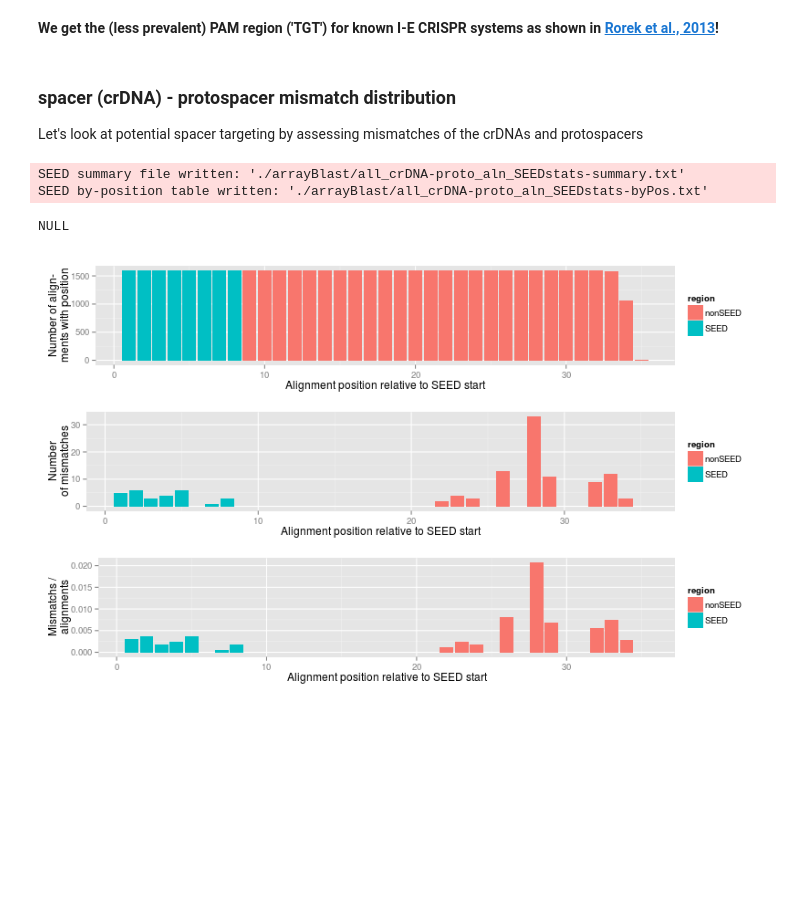
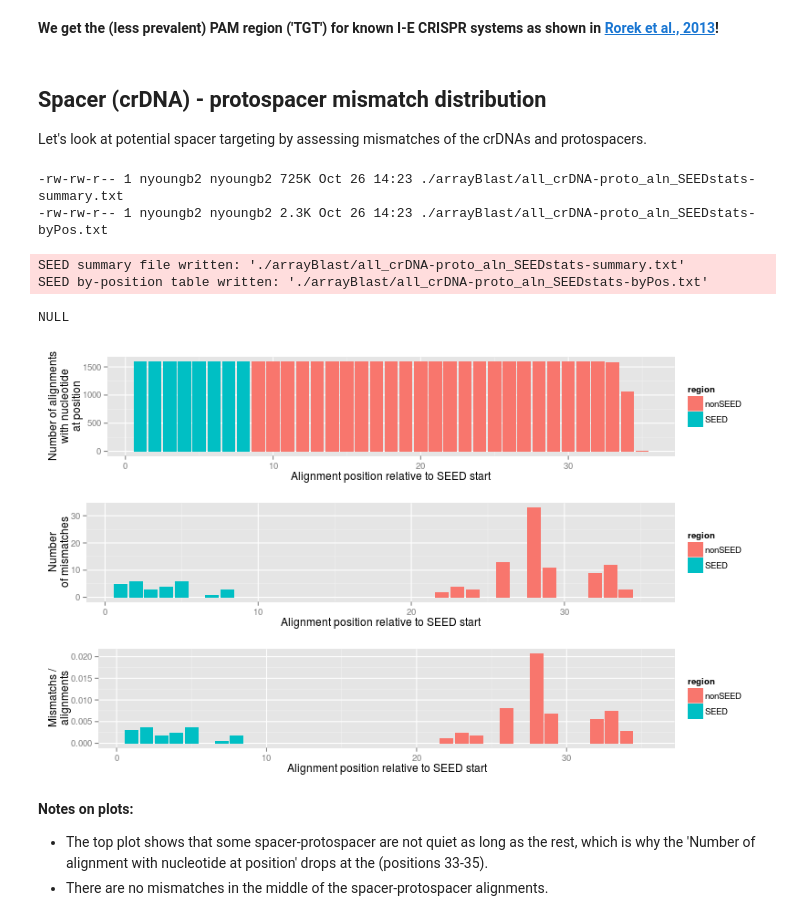
Before and after one commit to nick-youngblut/CLdb, a Jupyter notebook: examples/ecoli/ipynb/arrayBlast.ipynb, the cells around one changed output. Saved outputs shown, nothing was run; the diff lists cells and outputs as text; code cells hidden in the pictures; blank space fills up the shorter version.

Commit message:
updated ecoli example: arrayBlast

```diff
--- a/examples/ecoli/ipynb/arrayBlast.ipynb
+++ b/examples/ecoli/ipynb/arrayBlast.ipynb
@@ -456,9 +622,9 @@ gtgt
 # %% [markdown]
 __We get the (less prevalent) PAM region ('TGT') for known I-E CRISPR systems as shown in [Rorek et al., 2013](http://www.annualreviews.org/doi/abs/10.1146/annurev-biochem-072911-172315)!__
 # %% [markdown]
-### spacer (crDNA) - protospacer mismatch distribution
+## Spacer (crDNA) - protospacer mismatch distribution
 
-Let's look at potential spacer targeting by assessing mismatches of the crDNAs and protospacers
+Let's look at potential spacer targeting by assessing mismatches of the crDNAs and protospacers.
 # %%
 %%bash -s "$CLdbDir" "$scriptDir"
 # This script will make 2 summary files of mismatches for each crDNA-protospacer alignment
@@ -467,38 +633,50 @@ Let's look at potential spacer targeting by assessing mismatches of the crDNAs a
 ## This SEED region covers the last 8 bp of the alignment
 
 cd $1
-perl $2'CLdb_arrayBlastSEEDstats.pl' \
-    --SEED -8 -1 \
+
+$2'CLdb' arrayBlast -- get_SEEDstats -- --SEED -8 -1 \
     < ./arrayBlast/all_crDNA-proto_aln.fna \
     -prefix ./arrayBlast/all_crDNA-proto_aln
+
+
+## checking output files
+ls -thlc ./arrayBlast/all_crDNA-proto_aln_SEEDstats-summary.txt
+ls -thlc ./arrayBlast/all_crDNA-proto_aln_SEEDstats-byPos.txt
 # %% [output]
-SEED summary file written: './arrayBlast/all_crDNA-proto_aln_SEEDstats-summary.txt'
-SEED by-position table written: './arrayBlast/all_crDNA-proto_aln_SEEDstats-byPos.txt'
+-rw-rw-r-- 1 nyoungb2 nyoungb2 725K Oct 26 14:23 ./arrayBlast/all_crDNA-proto_aln_SEEDstats-summary.txt
+-rw-rw-r-- 1 nyoungb2 nyoungb2 2.3K Oct 26 14:23 ./arrayBlast/all_crDNA-proto_aln_SEEDstats-byPos.txt
+SEED summary file written: './arrayBlast/all_crDNA-proto_aln_SEEDstats-summary.txt'
+SEED by-position table written: './arrayBlast/all_crDNA-proto_aln_SEEDstats-byPos.txt'
 # %%
 %%R -i CLdbDir -w 800
 # plotting mismatches across the protospacer alignments
 library(ggplot2)
 library(gridExtra)
 
 # loading table
 filename = './arrayBlast/all_crDNA-proto_aln_SEEDstats-byPos.txt'
 fullname = paste(c(CLdbDir, filename), collapse='')
 
 tbl = read.delim( fullname )
 tbl = tbl[tbl$region != 'protospacer', ]
 
 # mismatches and counts, & normalized mismatches
 p.mis = ggplot(tbl, aes(pos_rel_SEED, mismatches, group=region, fill=region)) +
     geom_bar(stat='identity', position='dodge') +
     labs(y='Number\nof mismatches', x='Alignment position relative to SEED start')
 p.count = ggplot(tbl, aes(pos_rel_SEED, count, group=region, fill=region)) +
     geom_bar(stat='identity', position='dodge') +
-    labs(y='Number of align-\nments with position', x='Alignment position relative to SEED start')
+    labs(y='Number of alignments\nwith nucleotide\nat position', x='Alignment position relative to SEED start')
 p.norm = ggplot(tbl, aes(pos_rel_SEED, mismatch_norm, group=region, fill=region)) +
   geom_bar(stat='identity', position='dodge') +
     labs(y='Mismatchs /\nalignments', x='Alignment position relative to SEED start')
 
 grid.arrange(p.count, p.mis, p.norm, ncol=1)
 # %% [output]
 NULL
-[figure, old version]
+[figure, new version]
+# %% [markdown]
+__Notes on plots:__
+
+* The top plot shows that some spacer-protospacer are not quiet as long as the rest, which is why the 'Number of alignment with nucleotide at position' drops at the (positions 33-35).
+* There are no mismatches in the middle of the spacer-protospacer alignments.
```
Also changed, not shown: parts of 59 cells of this notebook, 8 other files.
